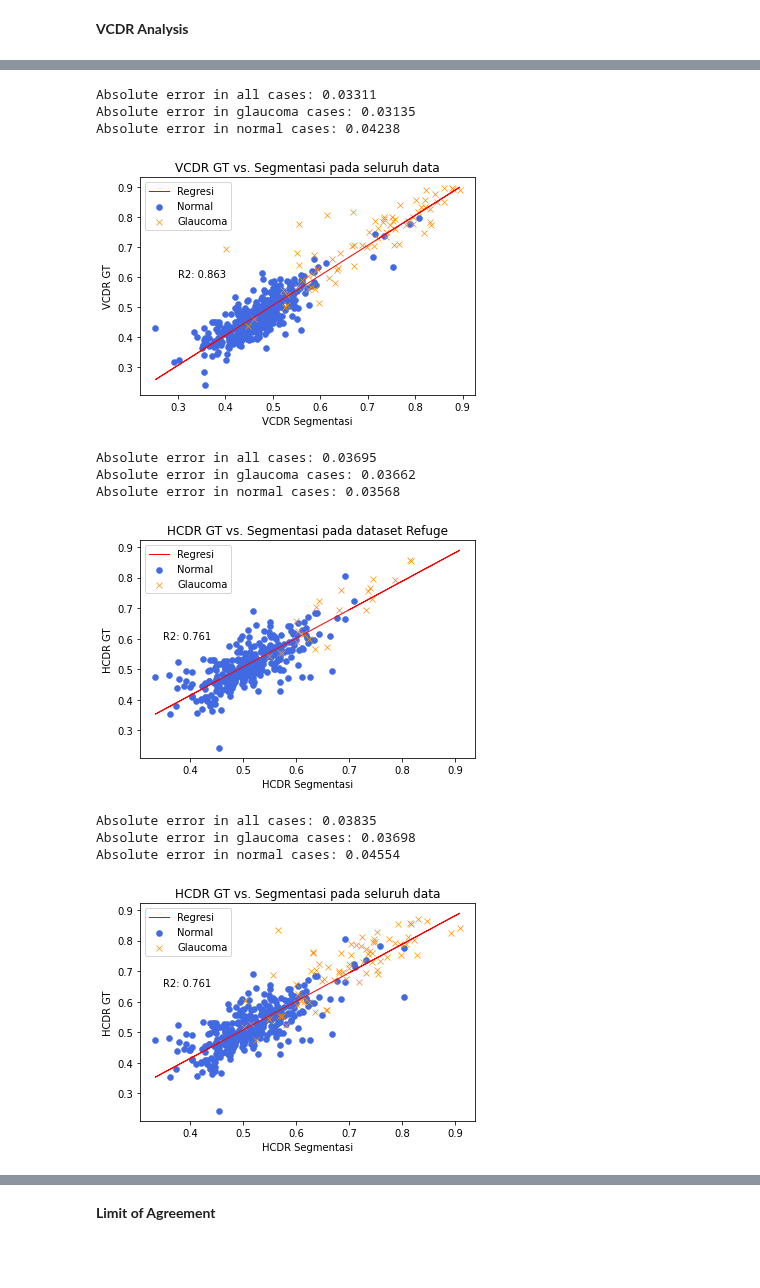
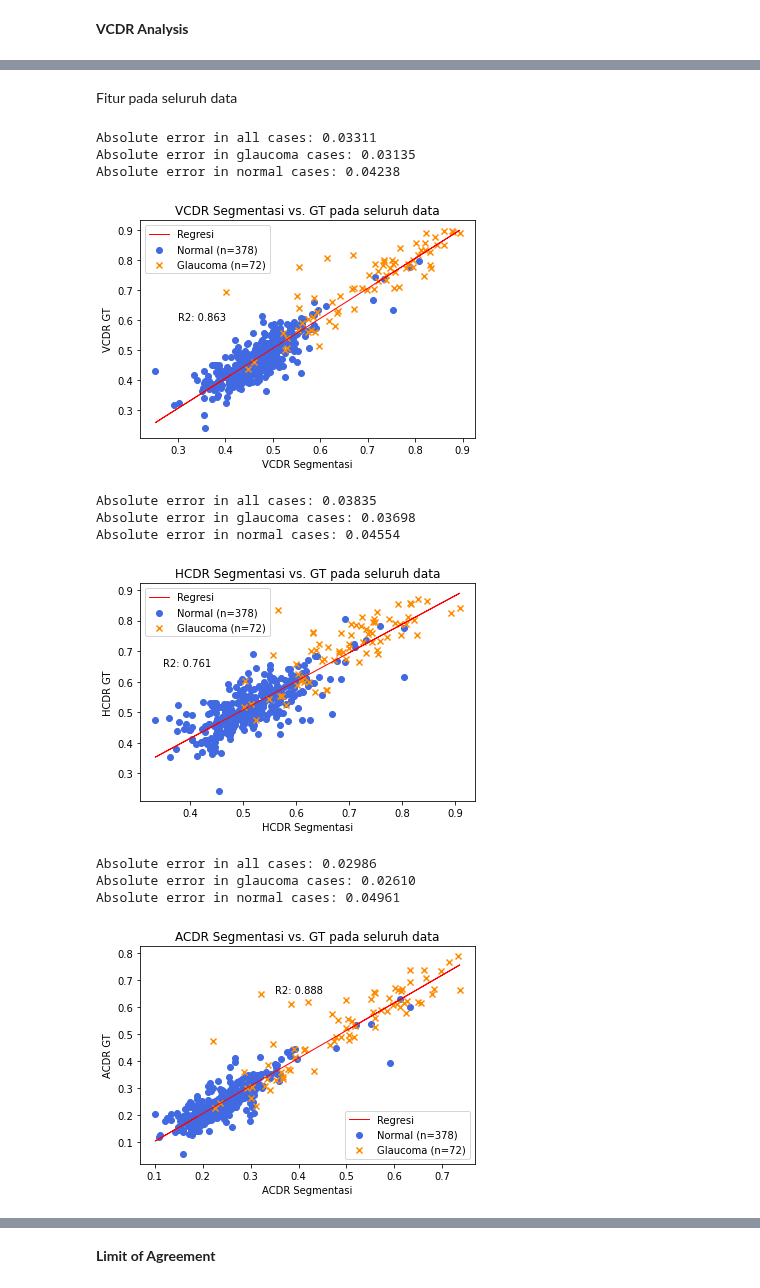
Before and after one commit to anasnafis77/Glaucoma-Detection-UNet, a Jupyter notebook: Glaucoma_inference.ipynb, the cells around one changed output, grey strips where cells are left out. Drawn from its saved outputs; the diff is of its cells as text; code cells hidden in the pictures; blank space fills up the shorter version.

```diff
--- a/Glaucoma_inference.ipynb
+++ b/Glaucoma_inference.ipynb
@@ -294,3 +511,5 @@ Absolute error in normal cases: 0.04522
+# %% [markdown]
+Fitur pada seluruh data
 # %%
 abs_e = np.sum(abs(inf_df['VCDR GT']-inf_df['VCDR']))/ len(inf_df['VCDR'])
 xo = inf_df.loc[inf_df['tag']=='Normal']['VCDR']
@@ -309,12 +528,12 @@ y = inf_df['VCDR GT'].to_numpy().reshape(-1, 1)
 y_lin = make_linear(x, y)
 r2 = r_squared(x, y)
 
-plt.scatter(xo, yo, marker='o', color='royalblue', label='Normal', lw=0.5)
-plt.scatter(xi, yi, marker='x', color='darkorange', label='Glaucoma', lw=0.7)
+plt.scatter(xo, yo, marker='o', color='royalblue', label='Normal (n={})'.format(len(xo)))
+plt.scatter(xi, yi, marker='x', color='darkorange', label='Glaucoma (n={})'.format(len(xi)))
 plt.plot(x, y_lin, color='r', label='Regresi', lw=1)
 plt.ylabel('VCDR GT')
 plt.xlabel('VCDR Segmentasi')
-plt.title('VCDR GT vs. Segmentasi pada seluruh data')
+plt.title('VCDR Segmentasi vs. GT pada seluruh data')
 plt.text(0.3, 0.6, 'R2: {:.3f}'.format(r2))
 plt.legend()
 plt.show()
@@ -322,69 +541,70 @@ plt.show()
 Absolute error in all cases: 0.03311
 Absolute error in glaucoma cases: 0.03135
 Absolute error in normal cases: 0.04238
-[figure, old version]
+[figure, new version]
 # %%
-abs_e = np.sum(abs(inf_df['HCDR GT'][50:]-inf_df['HCDR'][50:]))/ len(inf_df['HCDR'][50:])
-xo = inf_df.loc[inf_df['tag']=='Normal']['HCDR'][50:]
-yo = inf_df.loc[inf_df['tag']=='Normal']['HCDR GT'][50:]
+abs_e = np.sum(abs(inf_df['HCDR GT']-inf_df['HCDR']))/ len(inf_df['HCDR'])
+xo = inf_df.loc[inf_df['tag']=='Normal']['HCDR']
+yo = inf_df.loc[inf_df['tag']=='Normal']['HCDR GT']
 abs_e_dr = np.sum(abs(xo-yo))/len(xo)
-xi = inf_df.loc[inf_df['tag']=='Glaucoma']['HCDR'][50:]
-yi = inf_df.loc[inf_df['tag']=='Glaucoma']['HCDR GT'][50:]
+xi = inf_df.loc[inf_df['tag']=='Glaucoma']['HCDR']
+yi = inf_df.loc[inf_df['tag']=='Glaucoma']['HCDR GT']
 abs_e_re = np.sum(abs(xi-yi))/len(xi)
 
 print('Absolute error in all cases: {:.5f}'.format(abs_e))
 print('Absolute error in glaucoma cases: {:.5f}'.format(abs_e_dr))
 print('Absolute error in normal cases: {:.5f}'.format(abs_e_re))
 
+
 x = inf_df['HCDR'].to_numpy().reshape(-1, 1)
 y = inf_df['HCDR GT'].to_numpy().reshape(-1, 1)
 y_lin = make_linear(x, y)
 r2 = r_squared(x, y)
 
-plt.scatter(xo, yo, marker='o', color='royalblue', label='Normal', lw=0.5)
-plt.scatter(xi, yi, marker='x', color='darkorange', label='Glaucoma', lw=0.7)
+plt.scatter(xo, yo, marker='o', color='royalblue', label='Normal (n={})'.format(len(xo)))
+plt.scatter(xi, yi, marker='x', color='darkorange', label='Glaucoma (n={})'.format(len(xi)))
 plt.plot(x, y_lin, color='r', label='Regresi', lw=1)
 plt.ylabel('HCDR GT')
 plt.xlabel('HCDR Segmentasi')
-plt.title('HCDR GT vs. Segmentasi pada dataset Refuge')
-plt.text(0.35, 0.6, 'R2: {:.3f}'.format(r2))
+plt.title('HCDR Segmentasi vs. GT pada seluruh data')
+plt.text(0.35, 0.65, 'R2: {:.3f}'.format(r2))
 plt.legend()
 plt.show()
 # %% [output]
-Absolute error in all cases: 0.03695
-Absolute error in glaucoma cases: 0.03662
-Absolute error in normal cases: 0.03568
+Absolute error in all cases: 0.03835
+Absolute error in glaucoma cases: 0.03698
+Absolute error in normal cases: 0.04554
-[figure, old version]
+[figure, new version]
 # %%
-abs_e = np.sum(abs(inf_df['HCDR GT']-inf_df['HCDR']))/ len(inf_df['HCDR'])
-xo = inf_df.loc[inf_df['tag']=='Normal']['HCDR']
-yo = inf_df.loc[inf_df['tag']=='Normal']['HCDR GT']
+abs_e = np.sum(abs(inf_df['ACDR GT']-inf_df['ACDR']))/ len(inf_df['ACDR'])
+xo = inf_df.loc[inf_df['tag']=='Normal']['ACDR']
+yo = inf_df.loc[inf_df['tag']=='Normal']['ACDR GT']
 abs_e_dr = np.sum(abs(xo-yo))/len(xo)
-xi = inf_df.loc[inf_df['tag']=='Glaucoma']['HCDR']
-yi = inf_df.loc[inf_df['tag']=='Glaucoma']['HCDR GT']
+xi = inf_df.loc[inf_df['tag']=='Glaucoma']['ACDR']
+yi = inf_df.loc[inf_df['tag']=='Glaucoma']['ACDR GT']
 abs_e_re = np.sum(abs(xi-yi))/len(xi)
 
 print('Absolute error in all cases: {:.5f}'.format(abs_e))
 print('Absolute error in glaucoma cases: {:.5f}'.format(abs_e_dr))
 print('Absolute error in normal cases: {:.5f}'.format(abs_e_re))
 
 
-x = inf_df['HCDR'].to_numpy().reshape(-1, 1)
-y = inf_df['HCDR GT'].to_numpy().reshape(-1, 1)
+x = inf_df['ACDR'].to_numpy().reshape(-1, 1)
+y = inf_df['ACDR GT'].to_numpy().reshape(-1, 1)
 y_lin = make_linear(x, y)
 r2 = r_squared(x, y)
 
-plt.scatter(xo, yo, marker='o', color='royalblue', label='Normal', lw=0.5)
-plt.scatter(xi, yi, marker='x', color='darkorange', label='Glaucoma', lw=0.7)
+plt.scatter(xo, yo, marker='o', color='royalblue', label='Normal (n={})'.format(len(xo)))
+plt.scatter(xi, yi, marker='x', color='darkorange', label='Glaucoma (n={})'.format(len(xi)))
 plt.plot(x, y_lin, color='r', label='Regresi', lw=1)
-plt.ylabel('HCDR GT')
-plt.xlabel('HCDR Segmentasi')
-plt.title('HCDR GT vs. Segmentasi pada seluruh data')
+plt.ylabel('ACDR GT')
+plt.xlabel('ACDR Segmentasi')
+plt.title('ACDR Segmentasi vs. GT pada seluruh data')
 plt.text(0.35, 0.65, 'R2: {:.3f}'.format(r2))
 plt.legend()
 plt.show()
 # %% [output]
-Absolute error in all cases: 0.03835
-Absolute error in glaucoma cases: 0.03698
-Absolute error in normal cases: 0.04554
+Absolute error in all cases: 0.02986
+Absolute error in glaucoma cases: 0.02610
+Absolute error in normal cases: 0.04961
-[figure, old version]
+[figure, new version]
```
Also changed, not shown: parts of 28 cells of this notebook.
